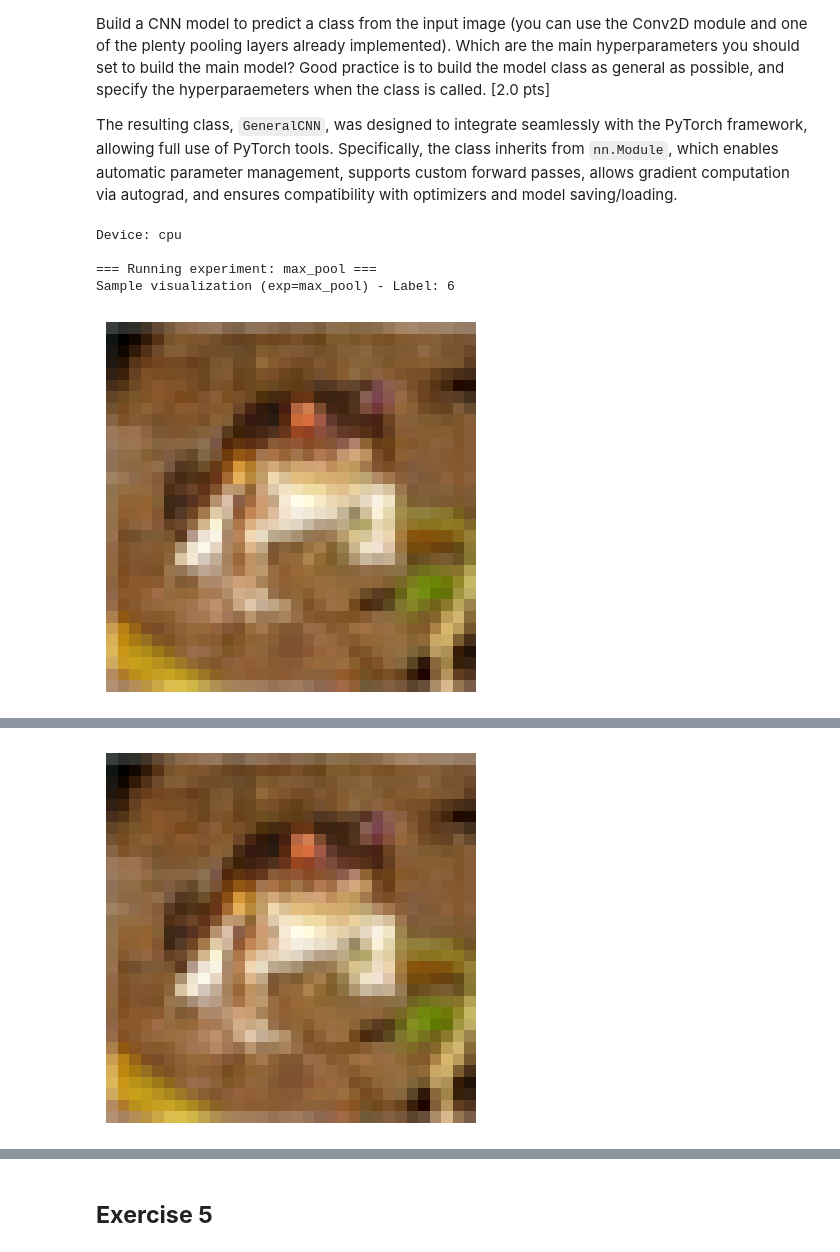
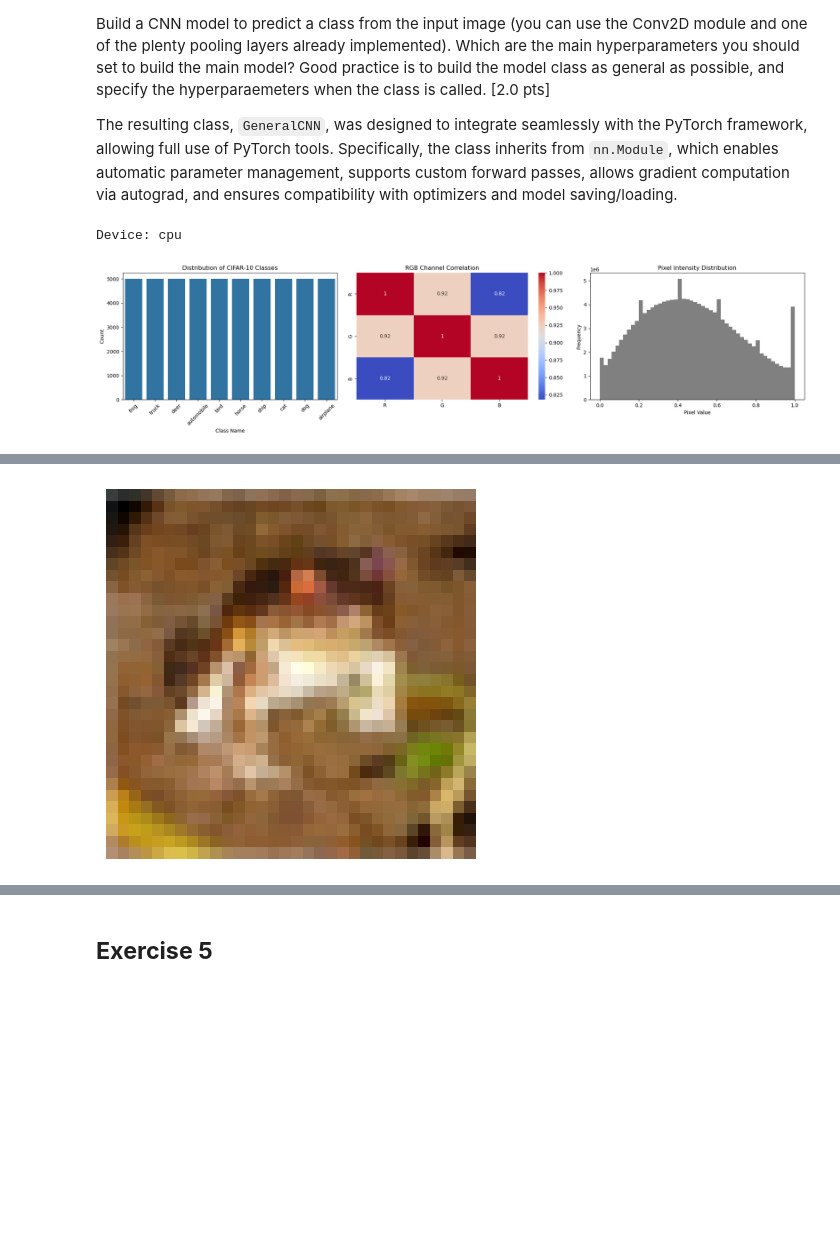
Before and after one commit to Tomaserra/Task-2-Deep-Learning, a Jupyter notebook: Tomas/Activity2_CARRIERISIMONE_TOMASSERRA.ipynb, the cells around one changed output, grey strips where cells are left out. Saved outputs shown, nothing was run; the diff lists cells and outputs as text; code cells hidden in the pictures; blank space fills up the shorter version.

```diff
--- a/Tomas/Activity2_CARRIERISIMONE_TOMASSERRA.ipynb
+++ b/Tomas/Activity2_CARRIERISIMONE_TOMASSERRA.ipynb
@@ -696,6 +740,12 @@ if __name__ == "__main__":
     ]
 
     results = []
+
+    # ----------------------------
+    # Load full training dataset for visualization
+    # ----------------------------
+    full_train_dataset = CIFAR10Dataset(path=data_path, data_type='train', transform=None)
+    plot_data_description(full_train_dataset)
 
     # ----------------------------
     # Run experiments
@@ -769,34 +819,31 @@ if __name__ == "__main__":
             'accuracy_train': acc_train,
             'accuracy_test': acc_test,
             'report_train': report_train,
             'report_test': report_test,
             'roc_auc_test': roc_auc_test,
             'confusion_train': cm_train,
             'confusion_test': cm_test,
             'confusion_diff': cm_train - cm_test,
             'metrics_test_per_class': metrics_test_per_class,
             'metrics_train_per_class': metrics_train_per_class,
             'plots_dir': plots_dir
         })
 
     # ----------------------------
     # High-level comparison summary
     # ----------------------------
     summary_path = os.path.join("plots", "comparison_summary.txt")
     os.makedirs("plots", exist_ok=True)
     with open(summary_path, 'w') as f:
         f.write("Comparison of experiments\n\n")
         for r in results:
             f.write(f"{r['exp_name']} results:\n")
             f.write(f"  Train acc: {r['accuracy_train']:.4f}\n")
             f.write(f"  Test  acc: {r['accuracy_test']:.4f}\n")
             f.write(f"  Total training time: {r['total_time']:.2f}s\n\n")
 
     print(f"\nSaved comparison summary to {summary_path}")
     print("Done.")
 # %% [output]
 Device: cpu
-
-=== Running experiment: max_pool ===
-Sample visualization (exp=max_pool) - Label: 6
-[figure, old version]
+[figure, new version]
```
Also changed, not shown: parts of 8 cells of this notebook.
